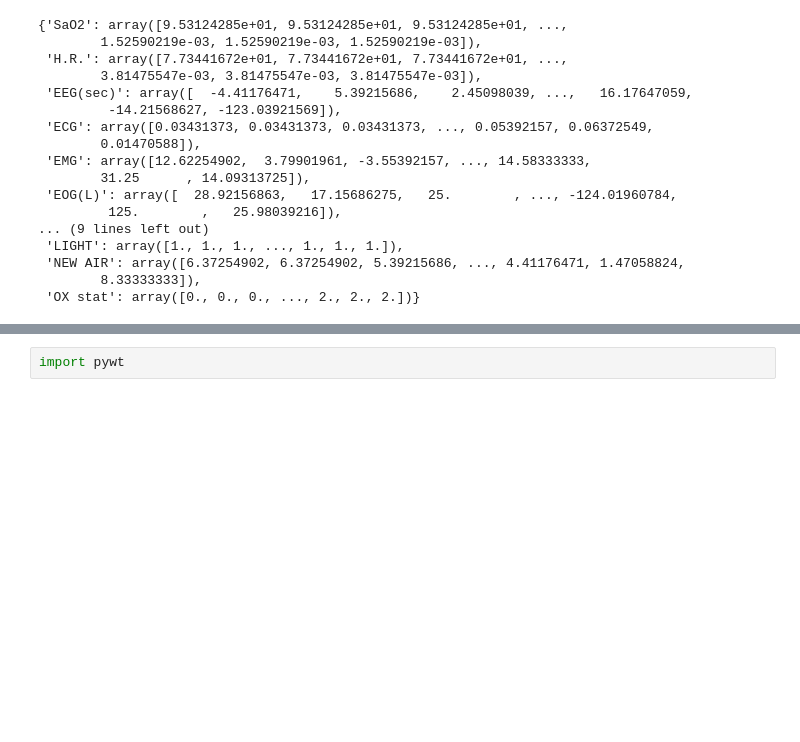
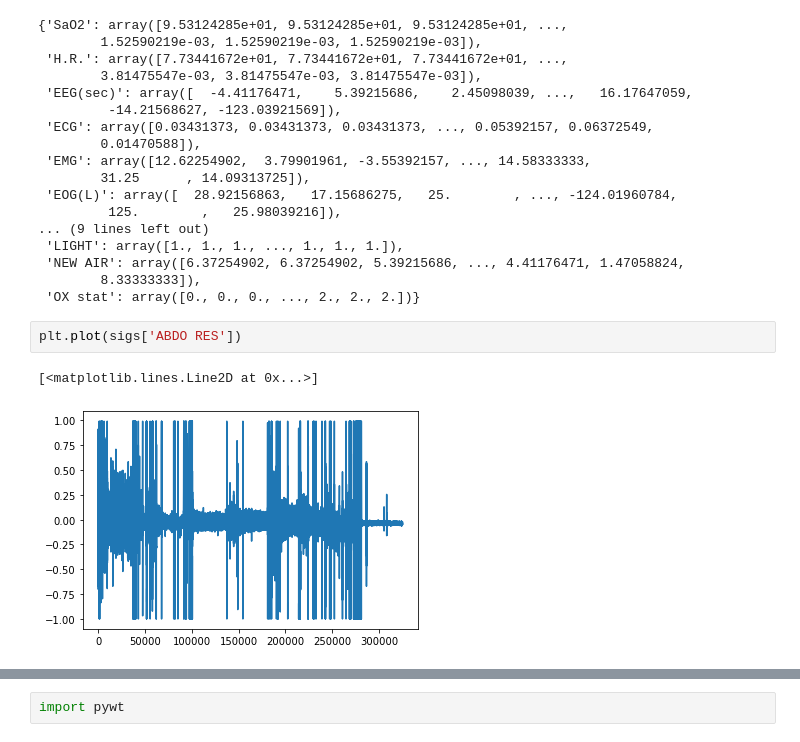
Before and after one commit to chinkevin/DSC180_sleep_apnea, a Jupyter notebook: notebooks/Classifier.ipynb, the cells around one changed output, grey strips where cells are left out. Cells and saved outputs as stored; diff of their text form; blank space fills up the shorter version.

```diff
--- a/notebooks/Classifier.ipynb
+++ b/notebooks/Classifier.ipynb
@@ -167,3 +181,8 @@ sigs
  'NEW AIR': array([6.37254902, 6.37254902, 5.39215686, ..., 4.41176471, 1.47058824,
         8.33333333]),
  'OX stat': array([0., 0., 0., ..., 2., 2., 2.])}
+# %%
+plt.plot(sigs['ABDO RES'])
+# %% [output]
+[<matplotlib.lines.Line2D at 0x...>]
+[figure, added]
```
Also changed, not shown: parts of 15 cells of this notebook, 12 other files.
